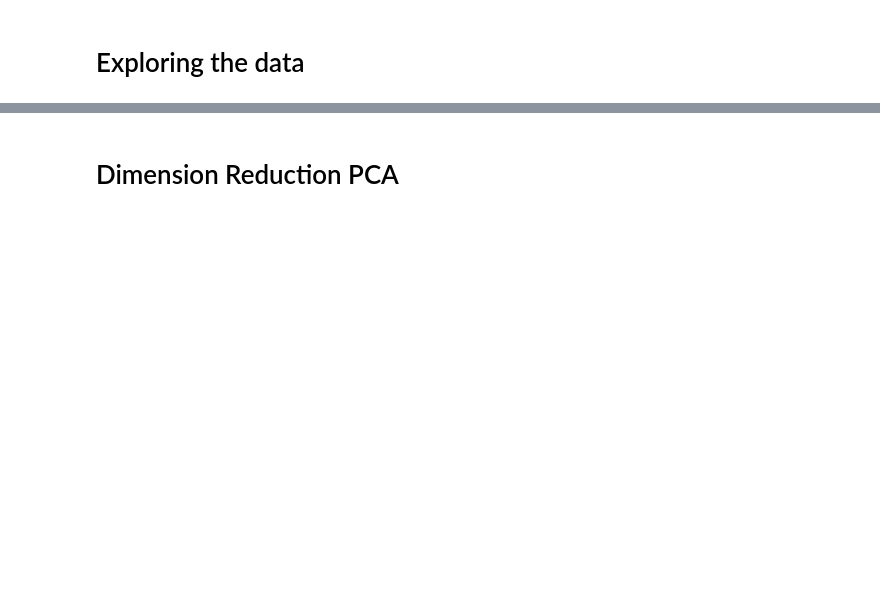
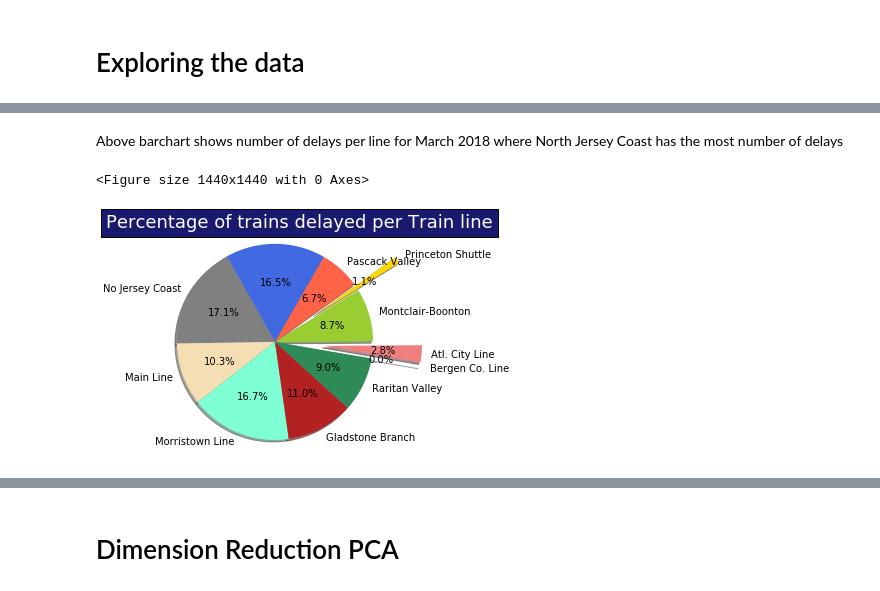
Before and after one commit to ankushkhaj/Data-science, a Jupyter notebook: 3.7.1_Capstone.ipynb, the cells around one changed output, grey strips where cells are left out. Saved outputs shown, nothing was run; the diff lists cells and outputs as text; code cells hidden in the pictures; blank space fills up the shorter version.

```diff
--- a/3.7.1_Capstone.ipynb
+++ b/3.7.1_Capstone.ipynb
@@ -64,0 +172,20 @@ data['Delay_Category']=np.where(data['delay_minutes']>0,1,0)
+# %% [markdown]
+Above barchart shows number of delays per line for March 2018 where North Jersey Coast has the most number of delays
+# %%
+colors = ['royalblue', 'grey', 'wheat', 'aquamarine', 'firebrick', 'seagreen', 'lightskyblue',
+          'lightcoral', 'yellowgreen', 'gold', 'tomato']
+fig = plt.figure(1, figsize=(20,20))
+labels = 'Northeast Corrdr', 'No Jersey Coast', 'Main Line','Morristown Line', 'Gladstone Branch', 'Raritan Valley','Bergen Co. Line ', 'Atl. City Line', 'Montclair-Boonton','Princeton Shuttle', 'Pascack Valley'
+sizes = [data1, data2, data3,data4,data5,data6,data7,data8,data9,data10,data11]
+explode = (0, 0, 0, 0,0, 0,0.5, 0.5,0, .5, 0)# only "explode" the 2nd slice (i.e. 'Hogs')
+fig1, ax1 = plt.subplots()
+ax1.pie(sizes, explode=explode, labels=labels, colors = colors,autopct='%1.1f%%',
+        shadow=True, startangle=60)
+ax1.axis('equal')  # Equal aspect ratio ensures that pie is drawn as a circle.
+ax1.set_title('Percentage of trains delayed per Train line',bbox={'facecolor':'midnightblue', 'pad':5},
+              color='w', fontsize=18)
+
+plt.show()
+# %% [output]
+<Figure size 1440x1440 with 0 Axes>
+[figure, added]
```
Also changed, not shown: parts of 199 cells of this notebook.
